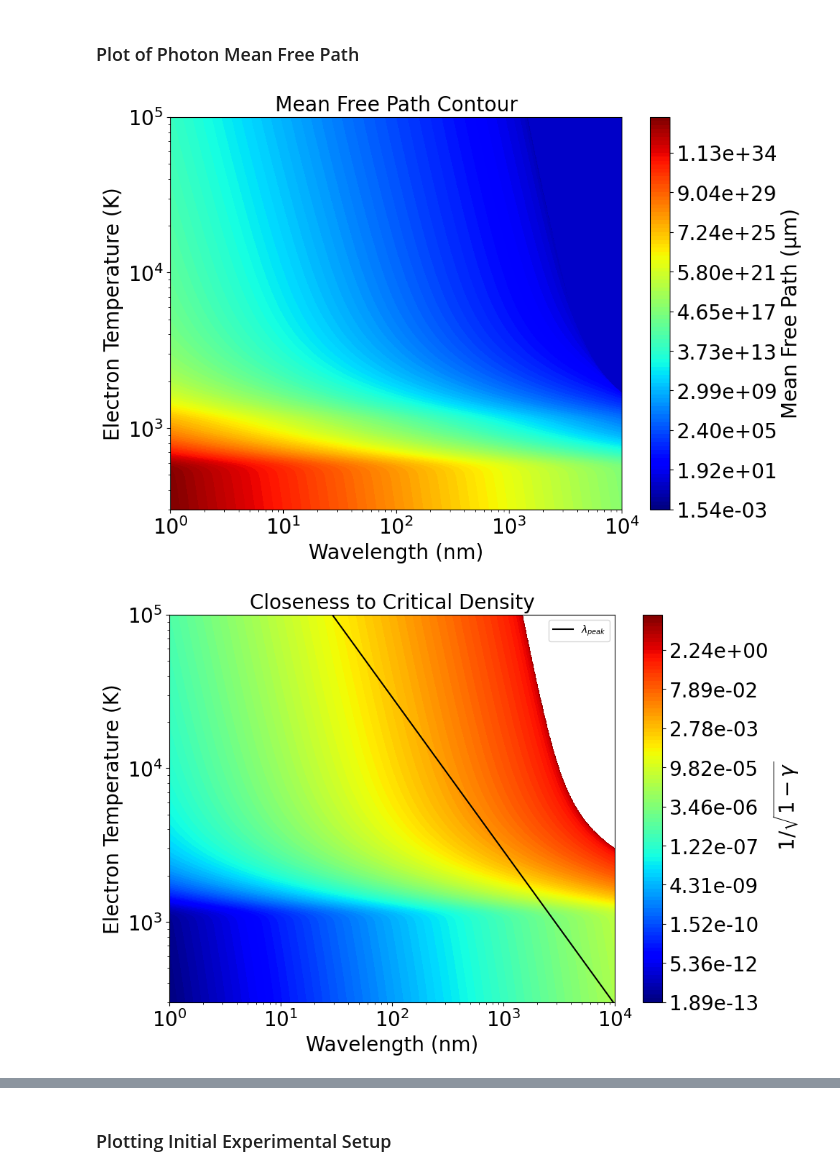
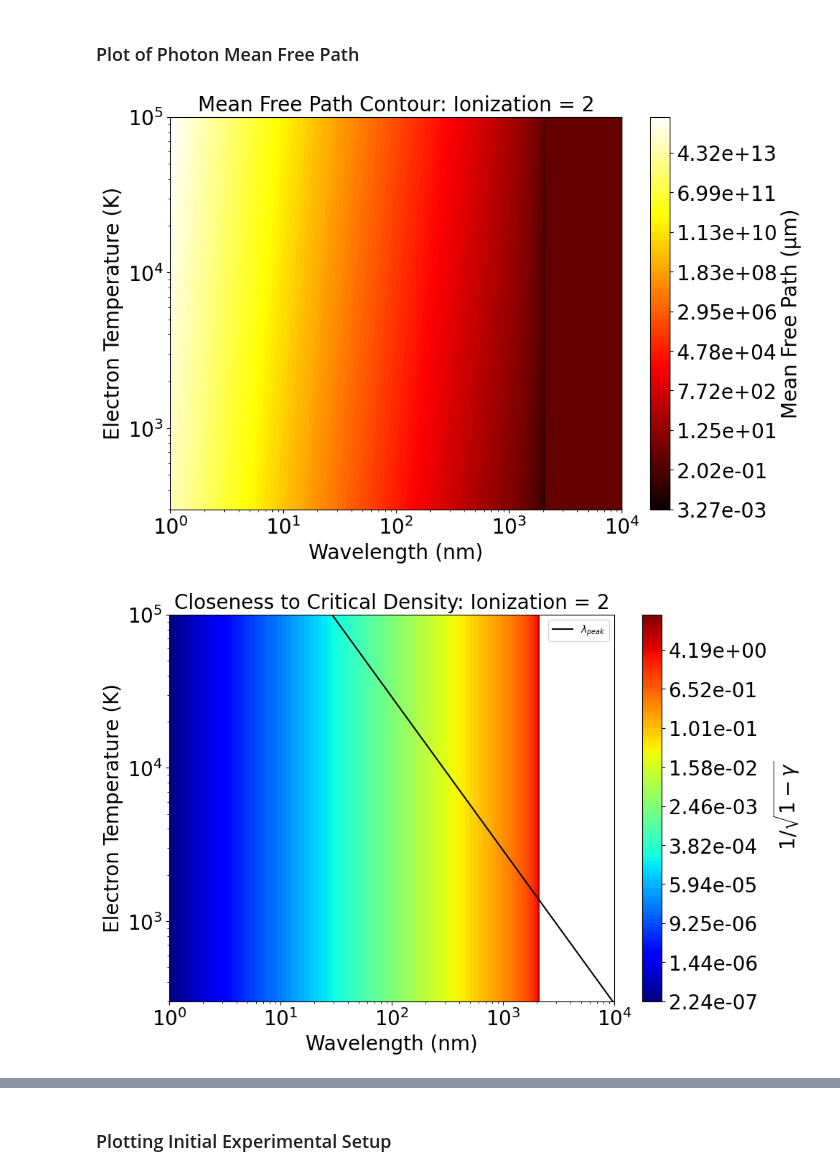
Before and after one commit to MurilloGroupMSU/Two-Temperature-Model, a Jupyter notebook: Xenon_Photon_Information.ipynb, the cells around one changed output, grey strips where cells are left out. Cells and saved outputs as stored; diff of their text form; code cells hidden in the pictures.

```diff
--- a/Xenon_Photon_Information.ipynb
+++ b/Xenon_Photon_Information.ipynb
@@ -112,18 +107,17 @@ KeyboardInterrupt
 from matplotlib.colors import LogNorm
 from matplotlib.ticker import FuncFormatter
 
+Ionization = 2
 
 def get_lγ_from_Te_Seth(ω, Te):
-    Zbar = JT_GMS.Thomas_Fermi_Zbar(Z, n0, Te)*(np.exp(-2000**2/Te**2)+1e-5)
     Ti   = 1e3 # really irrelevant
     correction = crit_ratio_grid/np.sqrt(1-crit_ratio_grid)
-    l = 1/correction*JT_GMS.photon_mean_free_path(ω, A*m_p, n0, Zbar*n0, Ti, Te, Zbar)
+    l = 1/correction*JT_GMS.photon_mean_free_path(ω, A*m_p, n0, n_e_grid, Ti, Te)
     return l
 
 def get_lγ_from_Te_standard(ω, Te):
-    Zbar = JT_GMS.Thomas_Fermi_Zbar(Z, n0, Te)*(np.exp(-2000**2/Te**2)+1e-5)
     Ti   = 1e3 # really irrelevant
-    l = 1/JT_GMS.photon_absorption_coefficient(ω, A*m_p, n0, Zbar*n0, Ti, Te, Zbar)
+    l = 1/JT_GMS.photon_absorption_coefficient(ω, A*m_p, n0, n_e_grid, Ti, Te)
     return l
 
 # Create a grid of angular frequencies (ω) and electron temperatures (Te)
@@ -135,45 +129,48 @@ Te_values = np.geomspace(3e2, 1e5, 1000)  # K
 # Create a 2D grid
 ω_grid, Te_grid = np.meshgrid(ω_values, Te_values)
 
-n_e_grid = n0*ttm.experiment.get_ionization(Z, n0, Te_grid)
+if Ionization=='TF':
+    n_e_grid = n0*ttm.experiment.get_ionization(Z, n0, Te_grid)
+elif type(Ionization) is int:
+    n_e_grid = n0*Ionization
+
 ωp_grid = JT_GMS.electron_plasma_frequency(n_e_grid)
 crit_ratio_grid = (ωp_grid/ω_grid)**2
 
 # Calculate mean free path on this grid
 lγ_grid = get_lγ_from_Te_Seth(ω_grid, Te_grid) * 1e6  # Convert from m to μm
 lγ_grid = np.nan_to_num(lγ_grid, nan=1)
 # Make the contour plot
 plt.figure(figsize=(10, 7))
 
 # Apply log scale to the colorbar and colormap
 norm = LogNorm(vmin=lγ_grid.min(), vmax=lγ_grid.max())
 levels = np.logspace(np.log10(lγ_grid.min()), np.log10(lγ_grid.max()), num=100)
-contour = plt.contourf(λ_values*1e9, Te_values, lγ_grid, levels=levels, cmap='jet', norm=norm)
+contour = plt.contourf(λ_values*1e9, Te_values, lγ_grid, levels=levels, cmap='hot', norm=norm)
 
 # Create colorbar, add label, and set label size
 cbar = plt.colorbar(contour, format=FuncFormatter(lambda x, pos: "{:.2e}".format(x)))
 cbar.set_label('Mean Free Path (μm)', size=20)
 cbar.ax.tick_params(labelsize=20)
 
 
 plt.xscale('log')
 plt.yscale('log')
 
 # Set label sizes
 plt.xlabel('Wavelength (nm)', fontsize=20)
 plt.ylabel('Electron Temperature (K)', fontsize=20)
-plt.title('Mean Free Path Contour', fontsize=20)
+plt.title(f'Mean Free Path Contour: Ionization = {Ionization}', fontsize=20)
 
 # Set tick label sizes
 plt.tick_params(labelsize=20, which='both')
 
 plt.show()
 # %% [output]
-[figure, old version]
+[figure, new version]
 # %%
 plt.figure(figsize=(10, 7))
 
-n_e_grid = n0*ttm.experiment.get_ionization(Z, n0, Te_grid)
 ωp_grid = JT_GMS.electron_plasma_frequency(n_e_grid)
 crit_ratio_grid = (ωp_grid/ω_grid)**2
 
@@ -196,7 +193,7 @@ plt.ylim(3e2,1e5)
 # Set label sizes
 plt.xlabel('Wavelength (nm)', fontsize=20)
 plt.ylabel('Electron Temperature (K)', fontsize=20)
-plt.title('Closeness to Critical Density', fontsize=20)
+plt.title(f'Closeness to Critical Density: Ionization = {Ionization}', fontsize=20)
 
 # Set tick label sizes
 plt.tick_params(labelsize=20, which='both')
@@ -204,4 +201,4 @@ plt.tick_params(labelsize=20, which='both')
 plt.legend()
 plt.show()
 # %% [output]
-[figure, old version]
+[figure, new version]
```
Also changed, not shown: parts of 9 cells of this notebook, 2 other files.
